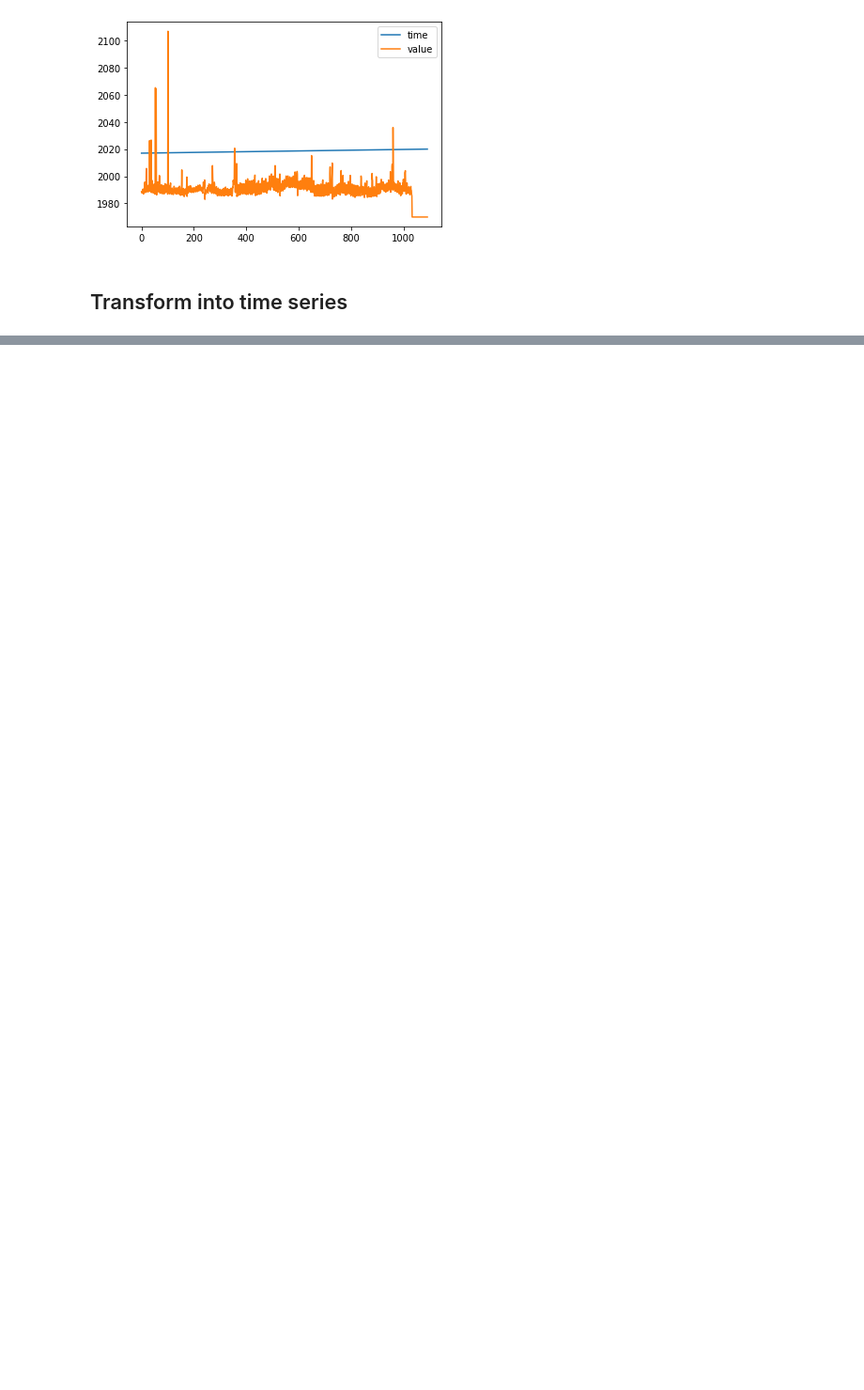
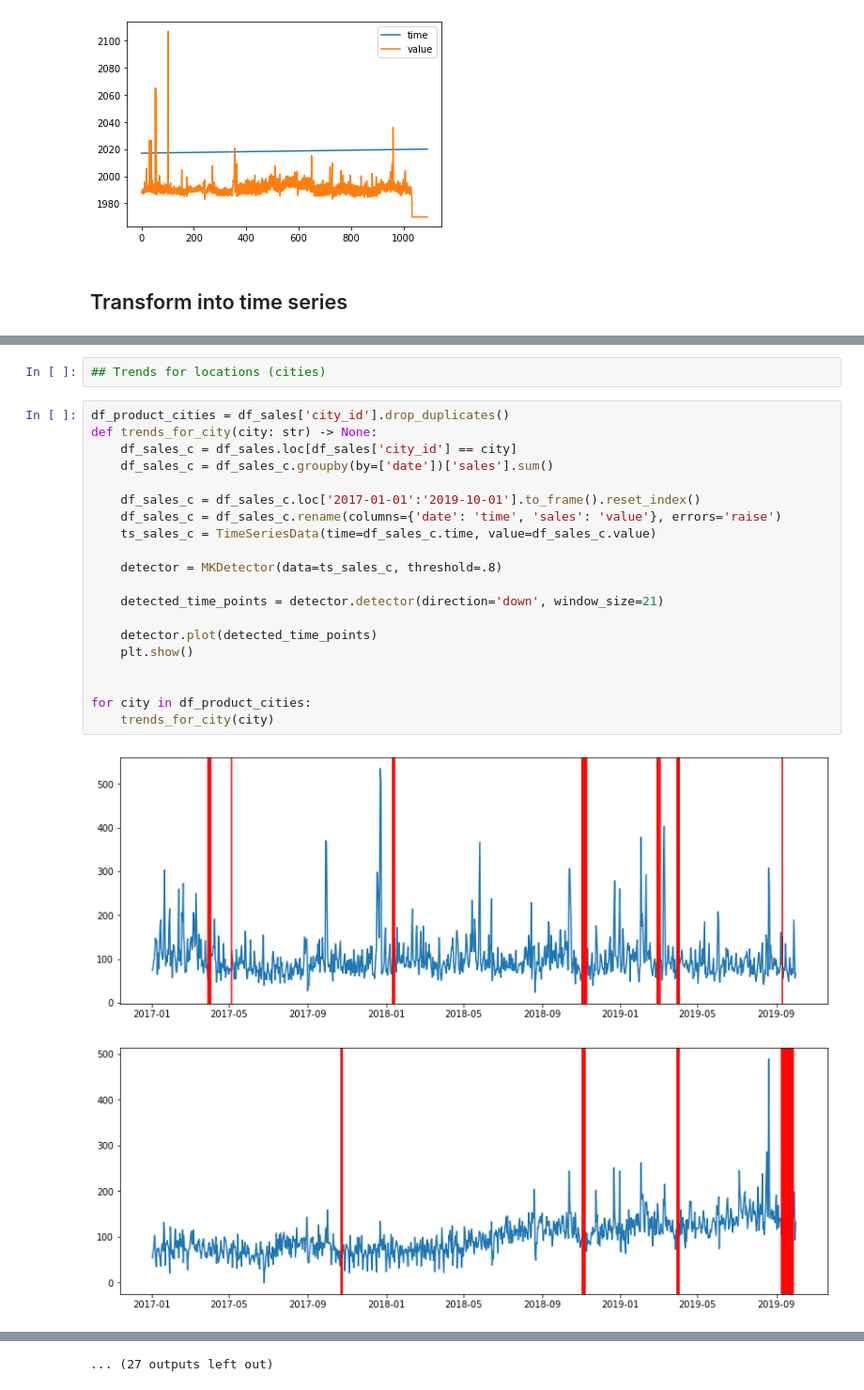
Before and after one commit to Schwabinger-Exzellenzcluster/instasights, a Jupyter notebook: backend/notebooks/notebook.ipynb, the cells around one changed output, grey strips where cells are left out. Shown at 94% size. Saved outputs shown, nothing was run; the diff lists cells and outputs as text; blank space fills up the shorter version.

```diff
--- a/backend/notebooks/notebook.ipynb
+++ b/backend/notebooks/notebook.ipynb
@@ -84,0 +168,25 @@ plt.show()
+# %%
+## Trends for locations (cities)
+# %%
+df_product_cities = df_sales['city_id'].drop_duplicates()
+def trends_for_city(city: str) -> None:
+    df_sales_c = df_sales.loc[df_sales['city_id'] == city]
+    df_sales_c = df_sales_c.groupby(by=['date'])['sales'].sum()
+
+    df_sales_c = df_sales_c.loc['2017-01-01':'2019-10-01'].to_frame().reset_index()
+    df_sales_c = df_sales_c.rename(columns={'date': 'time', 'sales': 'value'}, errors='raise')
+    ts_sales_c = TimeSeriesData(time=df_sales_c.time, value=df_sales_c.value)
+
+    detector = MKDetector(data=ts_sales_c, threshold=.8)
+
+    detected_time_points = detector.detector(direction='down', window_size=21)
+
+    detector.plot(detected_time_points)
+    plt.show()
+
+
+for city in df_product_cities:
+    trends_for_city(city)
+# %% [output]
+[figure, added]
+[figure, added]
@@ -84,0 +203 @@ plt.show()
+... (27 outputs left out)
```
Also changed, not shown: parts of 7 cells of this notebook.
